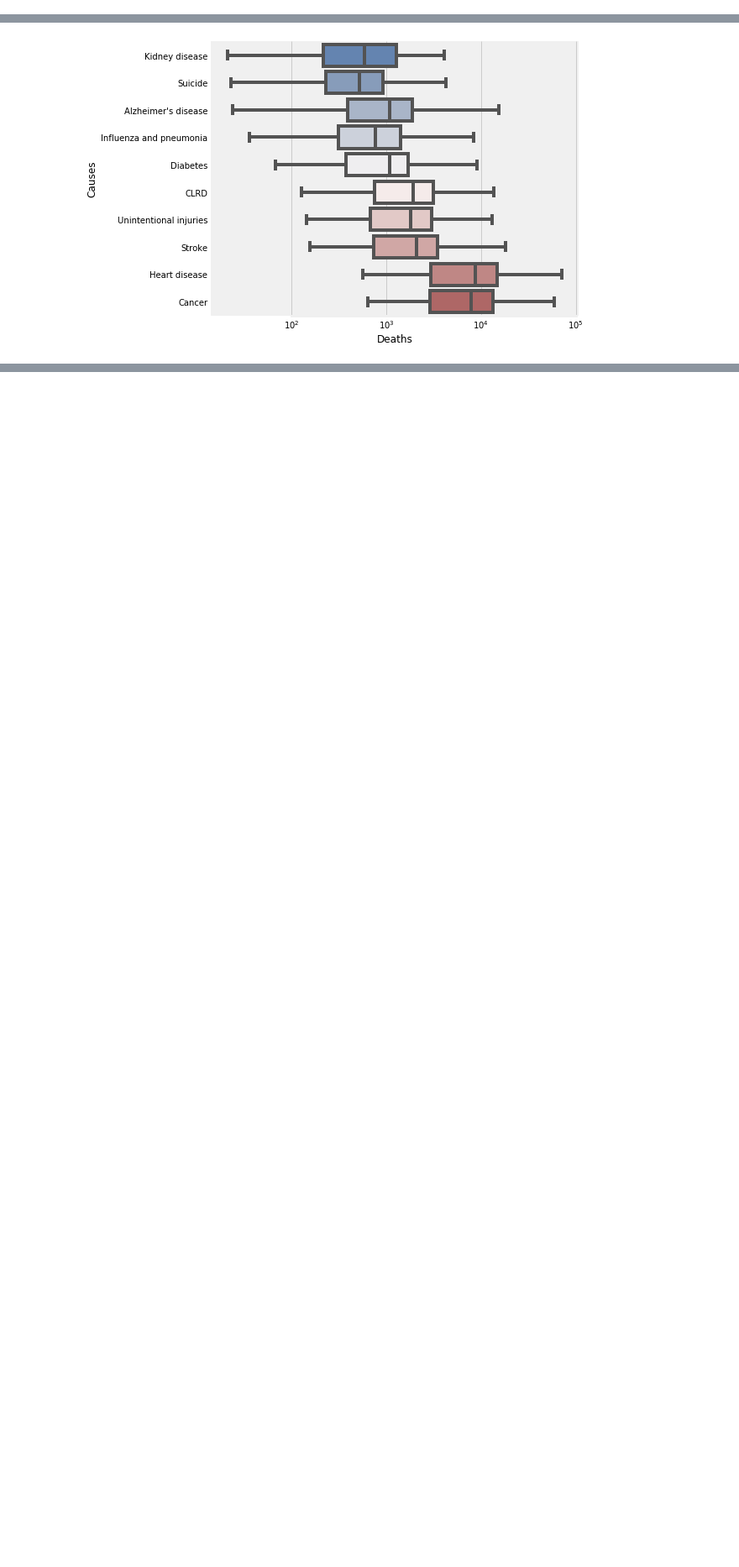
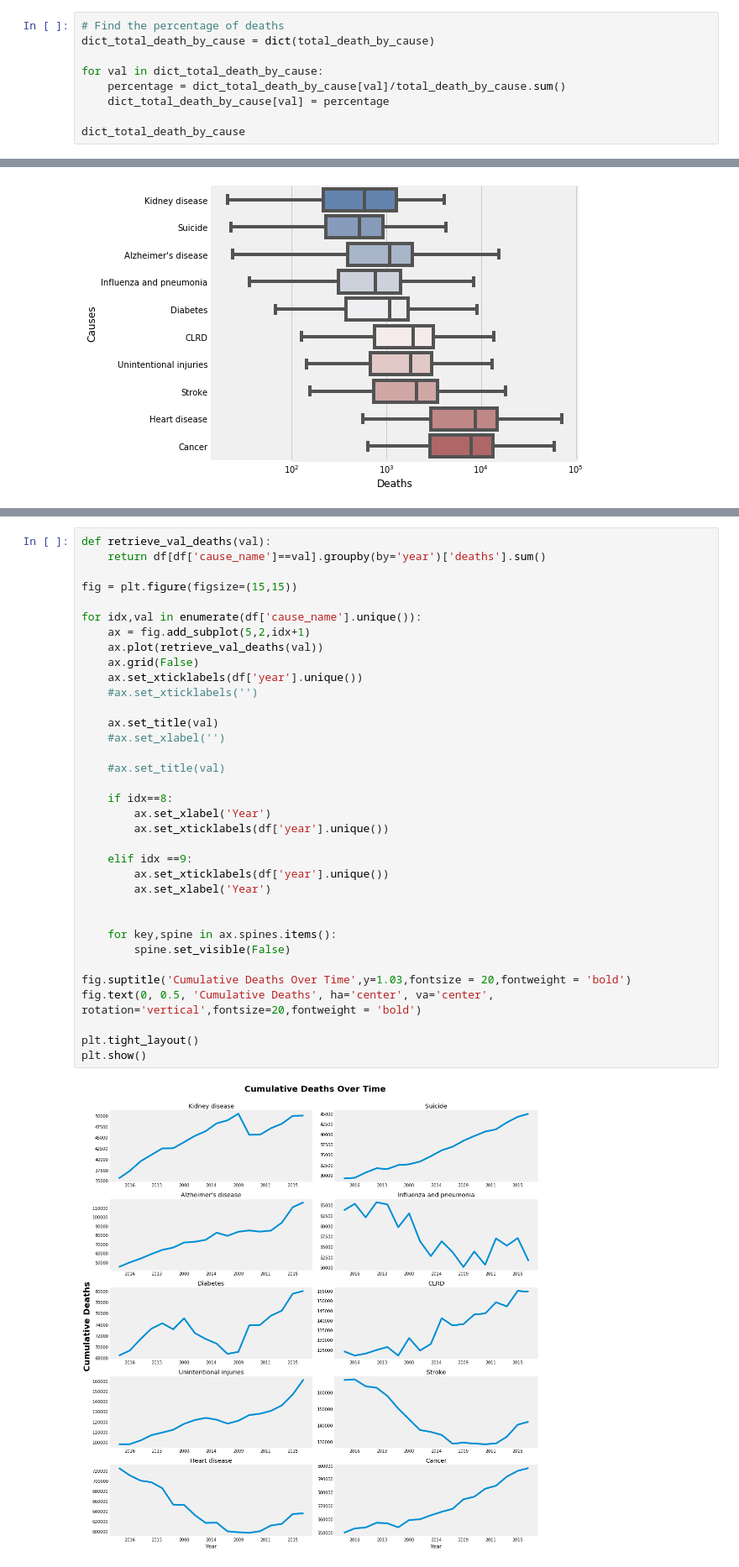
Before and after one commit to IcedLemonTea0/Exploratory-Analysis-National-Center-for-Health-Statistics-1999-2016-, a Jupyter notebook: NCHS - Analysis.ipynb, the cells around one changed output, grey strips where cells are left out. Shown at 84% size. Cells and saved outputs as stored; diff of their text form; blank space fills up the shorter version.

```diff
--- a/NCHS - Analysis.ipynb
+++ b/NCHS - Analysis.ipynb
@@ -205,0 +184,9 @@ percentage_cumulative_deaths
+# %%
+# Find the percentage of deaths
+dict_total_death_by_cause = dict(total_death_by_cause)
+
+for val in dict_total_death_by_cause:
+    percentage = dict_total_death_by_cause[val]/total_death_by_cause.sum()
+    dict_total_death_by_cause[val] = percentage
+
+dict_total_death_by_cause
@@ -277,0 +295,37 @@ plt.show()
+# %%
+def retrieve_val_deaths(val):
+    return df[df['cause_name']==val].groupby(by='year')['deaths'].sum()
+
+fig = plt.figure(figsize=(15,15))
+
+for idx,val in enumerate(df['cause_name'].unique()):
+    ax = fig.add_subplot(5,2,idx+1)
+    ax.plot(retrieve_val_deaths(val))
+    ax.grid(False)
+    ax.set_xticklabels(df['year'].unique())
+    #ax.set_xticklabels('')
+
+    ax.set_title(val)
+    #ax.set_xlabel('')
+
+    #ax.set_title(val)
+
+    if idx==8:
+        ax.set_xlabel('Year')
+        ax.set_xticklabels(df['year'].unique())
+
+    elif idx ==9:
+        ax.set_xticklabels(df['year'].unique())
+        ax.set_xlabel('Year')
+
+
+    for key,spine in ax.spines.items():
+        spine.set_visible(False)
+
+fig.suptitle('Cumulative Deaths Over Time',y=1.03,fontsize = 20,fontweight = 'bold')
+fig.text(0, 0.5, 'Cumulative Deaths', ha='center', va='center', rotation='vertical',fontsize=20,fontweight = 'bold')
+
+plt.tight_layout()
+plt.show()
+# %% [output]
+[figure, added]
```
Also changed, not shown: parts of 27 cells of this notebook.
